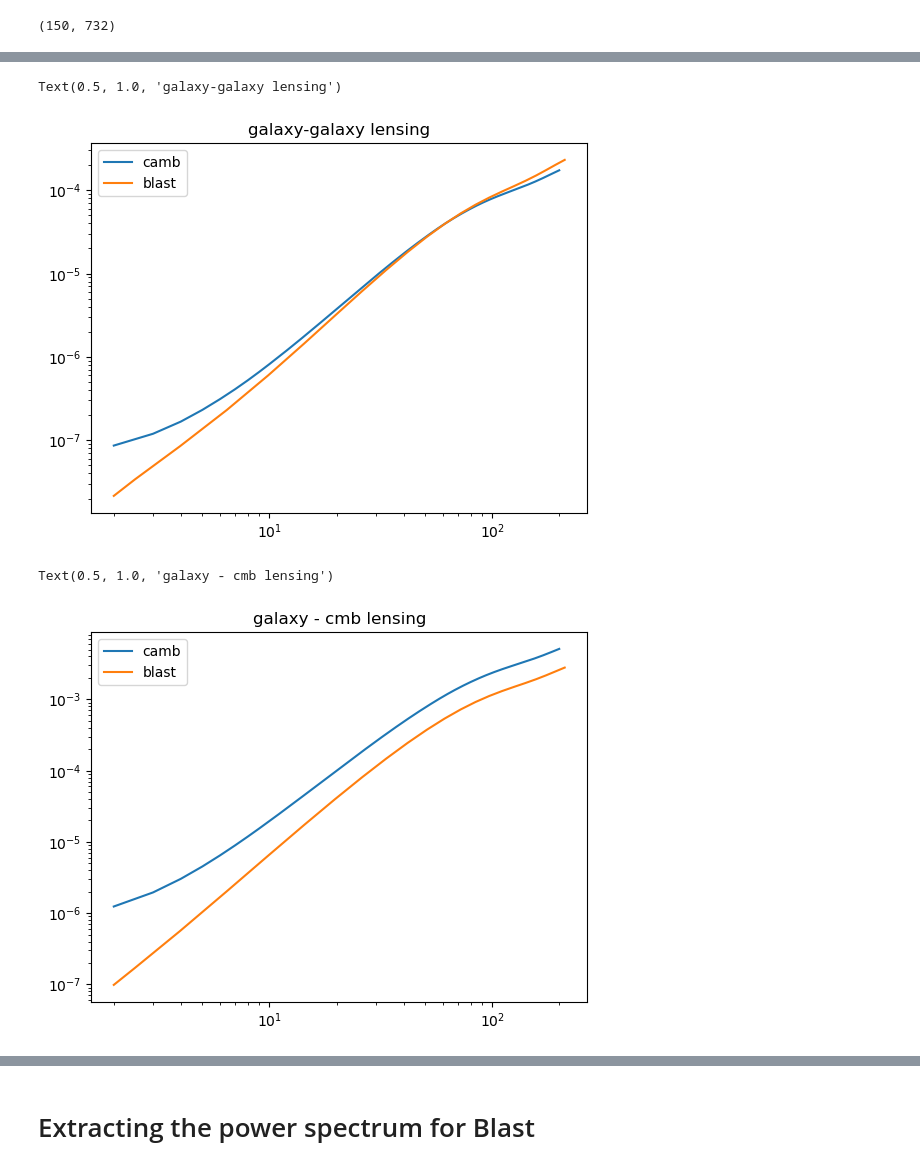
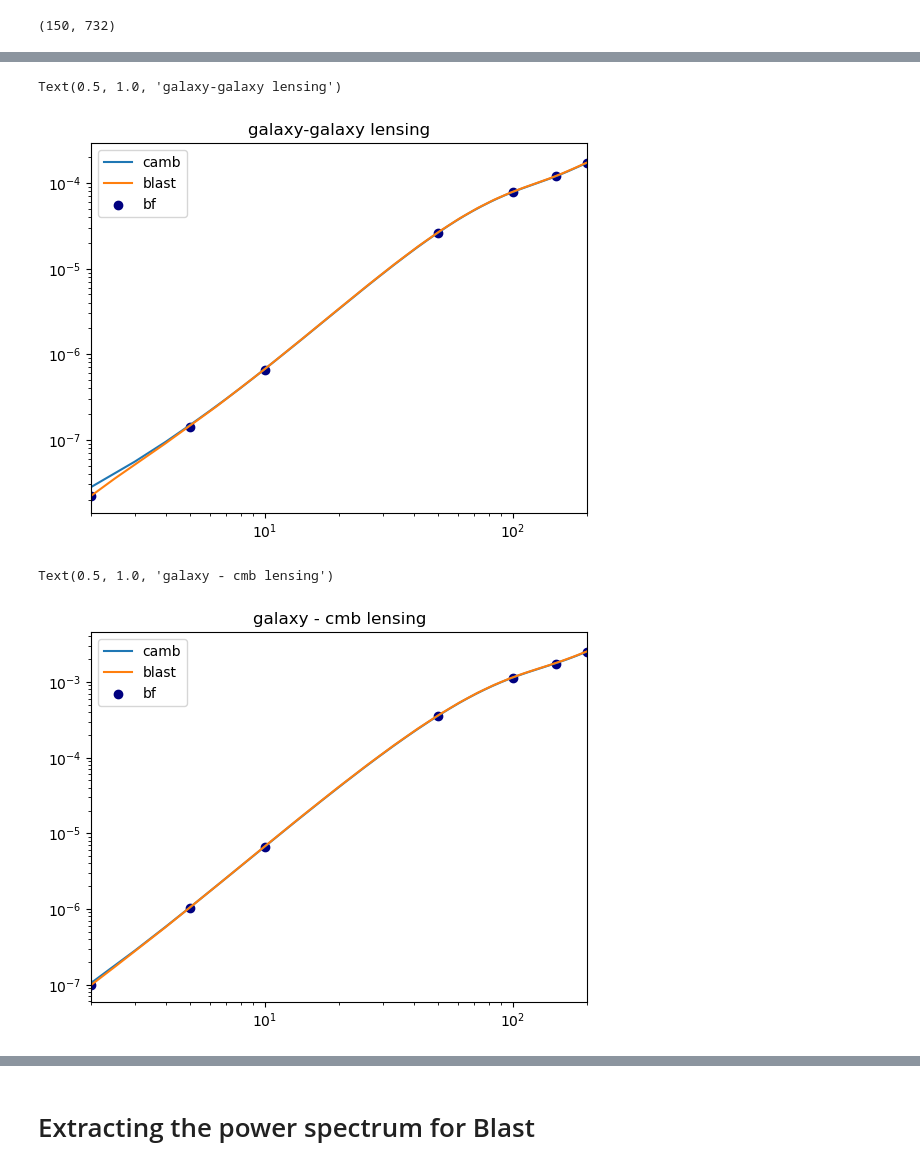
Before and after one commit to sofiachiarenza/Blastoise, a Jupyter notebook: camb_cls.ipynb, the cells around one changed output, grey strips where cells are left out. Cells and saved outputs as stored; diff of their text form; code cells hidden in the pictures.

```diff
--- a/camb_cls.ipynb
+++ b/camb_cls.ipynb
@@ -345,7 +353,9 @@ SplinedSourceWindow(bias=1, z=zs_p, W=W, source_type='lensing', dlog10Ndm = 0)]
 # %%
 results_nolimber = camb.get_results(pars_nolimber)
+results_nob = camb.get_results(pars_nob)
 # %%
 cls_nolimber = results_nolimber.get_source_cls_dict(raw_cl=True)
+cls_nob = results_nob.get_source_cls_dict(raw_cl=True)
 # %%
 cls_nolimber
 # %% [output]
@@ -385,5 +415,12 @@ blast_gs = np.load("blast_cls/D_gs.npy")
 blast_gcmbl = np.load("blast_cls/D_gcmbl.npy")
 blast_scmbl = np.load("blast_cls/D_scmbl.npy")
 # %%
-camb_ells = np.arange(1, cls_nolimber["W1xW1"].shape[0])[2:lmax_plot+1]
+camb_ells = ls
+# %%
+brute_ell = np.array([2., 5., 10., 50., 100., 150., 200.])
+gg_bf = np.load("brute_force/tot_Cl_gg.npy")
+gs_bf = np.load("brute_force/tot_Cl_gs.npy")
+ss_bf = np.load("brute_force/tot_Cl_ss.npy")
+gk_bf = np.load("brute_force/tot_Cl_gk.npy")
+sk_bf = np.load("brute_force/tot_Cl_sk.npy")
 # %%
@@ -406,17 +446,21 @@ Text(0.5, 1.0, 'shear-shear')
 # %%
-plt.loglog(ls, camb_ells*(camb_ells+1)*cls_nolimber["W1xW2"][2:lmax_plot+1], label = "camb")
-plt.loglog(ell_list, blast_gs, label = "blast")
+plt.loglog(camb_ells, camb_ells*(camb_ells+1)*(cls_nolimber["W1xW2"][2:lmax_plot+1]-cls_nob["W1xW2"][2:lmax_plot+1]), label = "camb")
+plt.plot(ell_list, blast_gs, label = "blast")
+plt.scatter(brute_ell, brute_ell*(brute_ell+1)*gs_bf, label="bf", color="navy")
 plt.legend()
+plt.xlim((2,200))
 plt.title("galaxy-galaxy lensing")
 # %% [output]
 Text(0.5, 1.0, 'galaxy-galaxy lensing')
-[figure, old version]
+[figure, new version]
 # %%
-plt.loglog(ls, (camb_ells*(camb_ells+1))**(2)*cls_nolimber["PxW1"][2:lmax_plot+1], label="camb")
-plt.loglog(ell_list, blast_gcmbl, label="blast")
+plt.loglog(camb_ells, 0.5*(camb_ells*(camb_ells+1))**(2)*(cls_nolimber["PxW1"][2:lmax_plot+1]-cls_nob["PxW1"][2:lmax_plot+1]), label="camb")
+plt.plot(ell_list, blast_gcmbl, label="blast")
+plt.scatter(brute_ell, brute_ell*(brute_ell+1)*gk_bf, label="bf", color="navy")
 plt.legend()
+plt.xlim((2,200))
 plt.title("galaxy - cmb lensing")
 # %% [output]
 Text(0.5, 1.0, 'galaxy - cmb lensing')
-[figure, old version]
+[figure, new version]
 # %%
```
Also changed, not shown: parts of 23 cells of this notebook, 8 other files.
